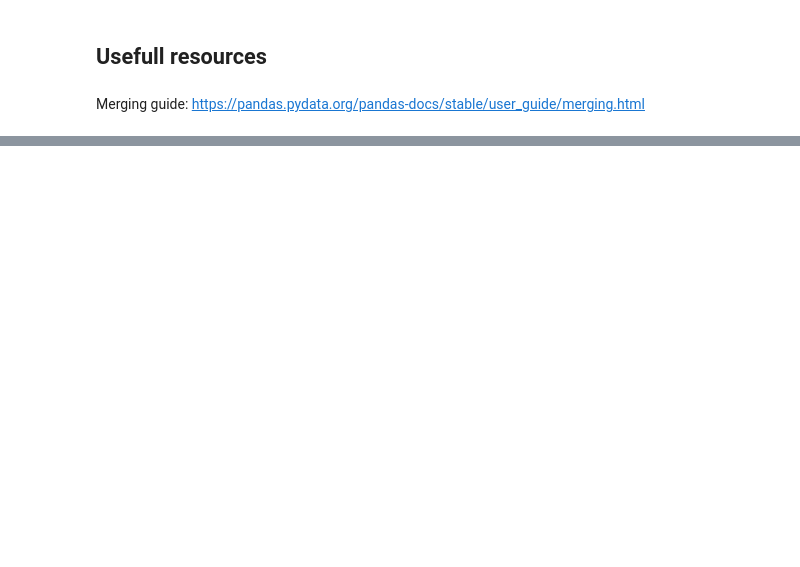
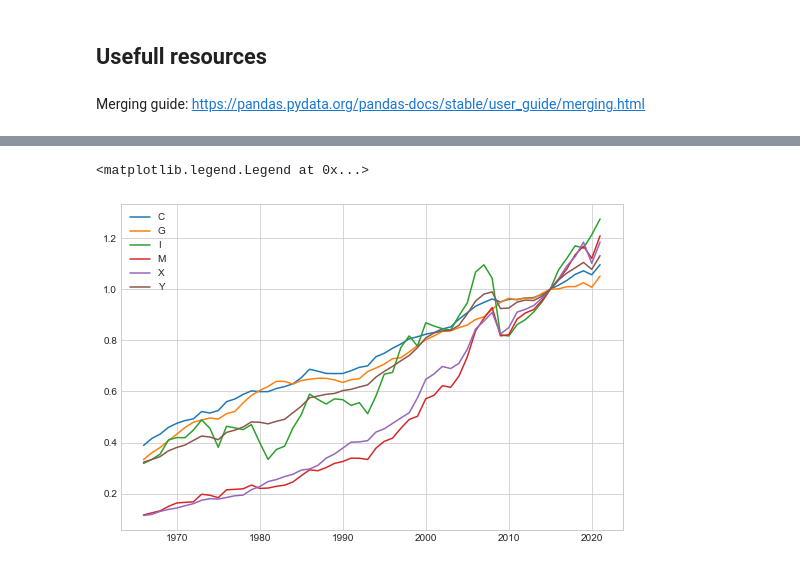
Before and after one commit to Goldfield1/NumEconClass, a Jupyter notebook: Problem set 4/week8.ipynb, the cells around one changed output, grey strips where cells are left out. Cells and saved outputs as stored; diff of their text form; code cells hidden in the pictures; blank space fills up the shorter version.

```diff
--- a/Problem set 4/week8.ipynb
+++ b/Problem set 4/week8.ipynb
@@ -343,0 +325,4 @@ Merging guide: https://pandas.pydata.org/pandas-docs/stable/user_guide/merging.h
+# %%
+nah = nah_copy.copy() # copy of data from statistics Denmark
+nah = nah.sort_values(by=['year'], ascending = True)
+nah
@@ -343,0 +343,4 @@ Merging guide: https://pandas.pydata.org/pandas-docs/stable/user_guide/merging.h
+# %%
+year1_df = nah[nah['year'] == 2015] # dataframe only with data in year1
+year1_df = year1_df.loc[:, ['variable', 'unit', 'value']]
+year1_df
@@ -343,0 +361,3 @@ Merging guide: https://pandas.pydata.org/pandas-docs/stable/user_guide/merging.h
+# %%
+result = nah.merge(year1_df, on=["variable", "unit"])
+result
@@ -343,0 +378,16 @@ Merging guide: https://pandas.pydata.org/pandas-docs/stable/user_guide/merging.h
+# %%
+result['index'] = result['value_x'] / result['value_y']
+
+fig = plt.figure(figsize=(9, 6))
+ax = fig.add_subplot(1,1,1)
+
+J = result['unit'] == 'real'
+years = result['year'].unique()
+for i, j in result[J].groupby(['variable']):
+    # i is the name of a given group
+    # j is the data
+    ax.plot(years, j['index'], label = f'{i}')
+ax.legend()
+# %% [output]
+<matplotlib.legend.Legend at 0x...>
+[figure, added]
```
Also changed, not shown: parts of 14 cells of this notebook.
